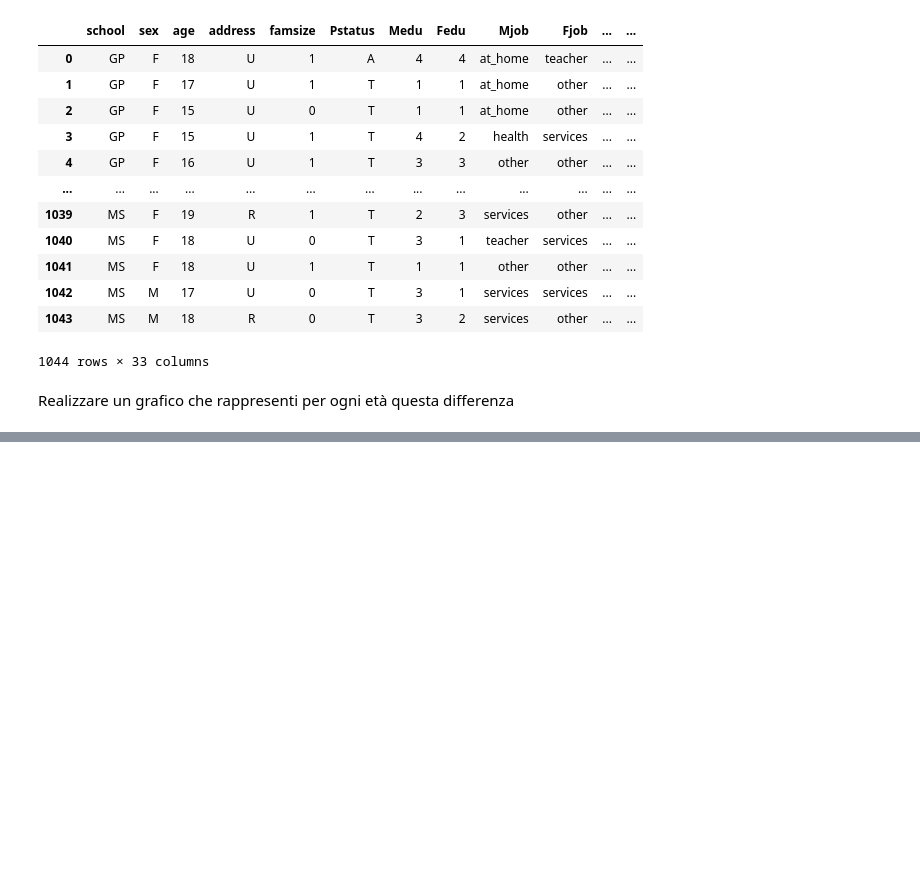
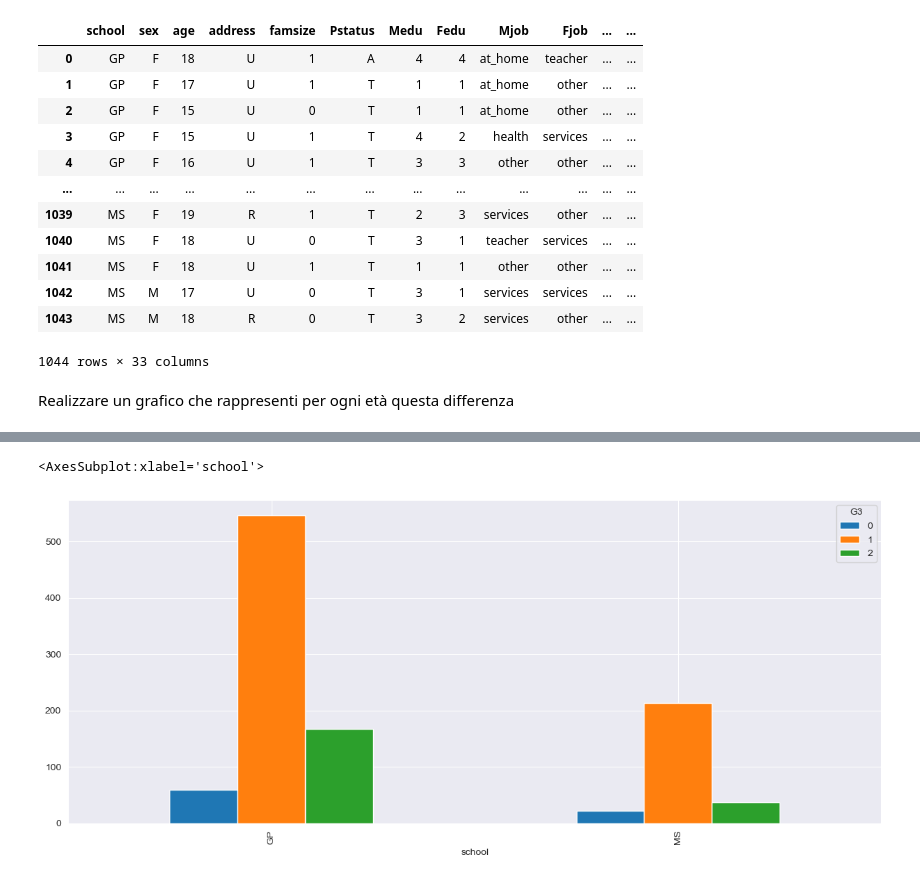
Before and after one commit to Rdm-Nico/BDTA, a Jupyter notebook: Esercitazioni/Esami/26_01_2018.ipynb, the cells around one changed output, grey strips where cells are left out. Drawn from its saved outputs; the diff is of its cells as text; code cells hidden in the pictures; blank space fills up the shorter version.

```diff
--- a/Esercitazioni/Esami/26_01_2018.ipynb
+++ b/Esercitazioni/Esami/26_01_2018.ipynb
@@ -69,0 +130,5 @@ pd.pivot_table(df, 'sex', index='age', columns='GRate', aggfunc='count').plot(ki
+# %%
+pd.pivot_table(new_df, 'age', index='school', columns='G3', aggfunc='count').plot(kind="bar",figsize=(15,6))
+# %% [output]
+<AxesSubplot:xlabel='school'>
+[figure, added]
```
Also changed, not shown: parts of 17 cells of this notebook.
